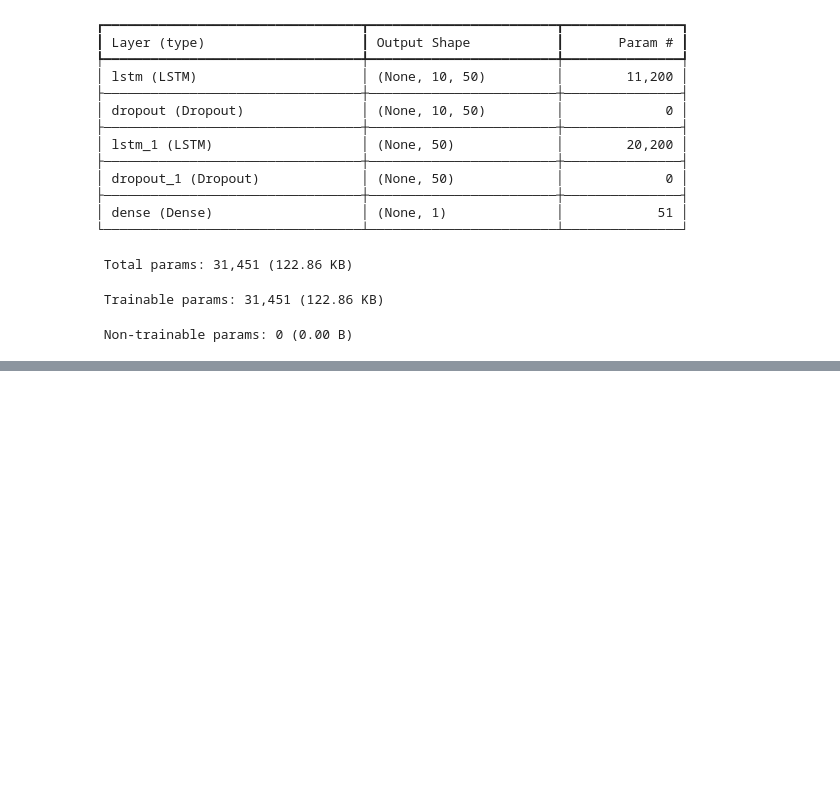
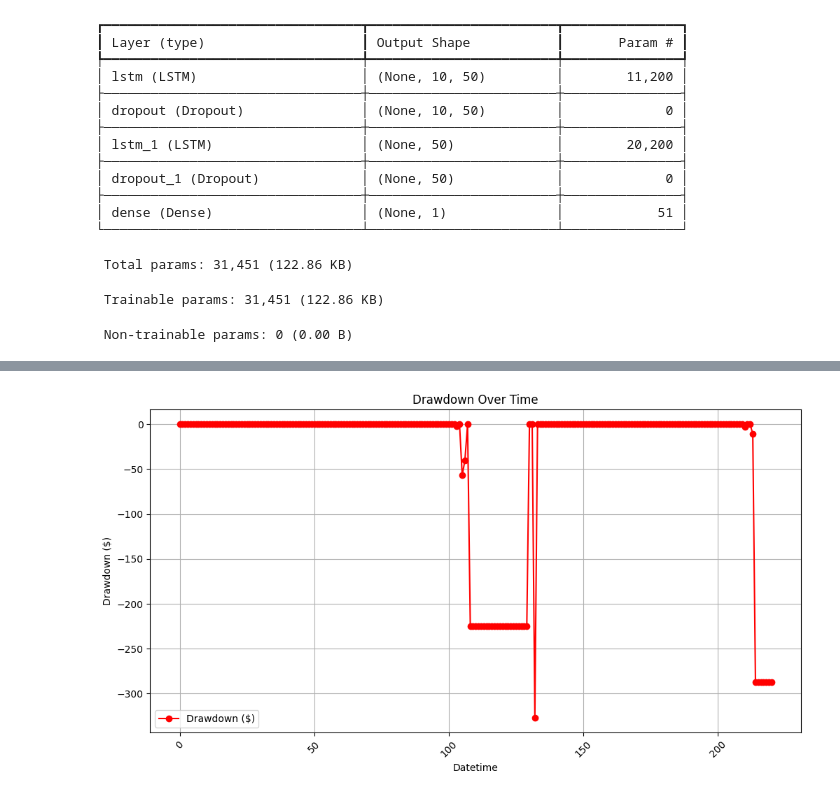
Before and after one commit to camilovm10/IBKR-Python, a Jupyter notebook: IBRK_Forex_API_LSTM_Simple.ipynb, the cells around one changed output, grey strips where cells are left out. Cells and saved outputs as stored; diff of their text form; code cells hidden in the pictures; blank space fills up the shorter version.

```diff
--- a/IBRK_Forex_API_LSTM_Simple.ipynb
+++ b/IBRK_Forex_API_LSTM_Simple.ipynb
@@ -367,0 +531,13 @@ Final Capital: $ 99830.03
+# %%
+# Plotting the Drawdown Over Time
+plt.figure(figsize=(12, 6))
+plt.plot(trades_df.index, trades_df['drawdown'], marker='o', linestyle='-', color='red', label='Drawdown ($)')
+plt.title('Drawdown Over Time')
+plt.xlabel('Datetime')
+plt.ylabel('Drawdown ($)')
+plt.grid(True)
+plt.legend()
+plt.xticks(rotation=45)
+plt.show()
+# %% [output]
+[figure, added]
```
Also changed, not shown: parts of 19 cells of this notebook, 3 other files.
